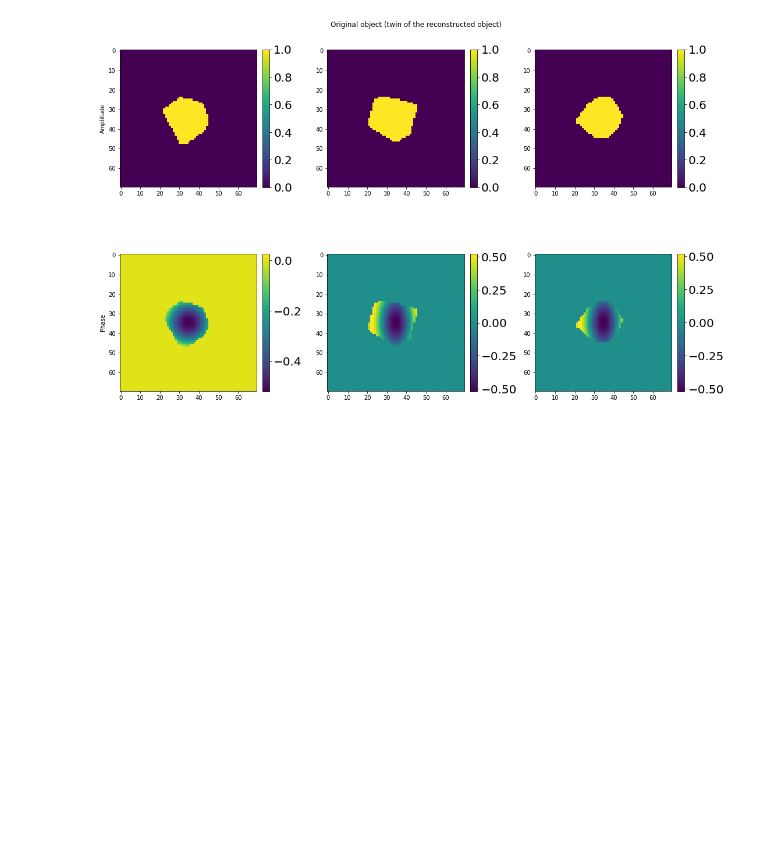
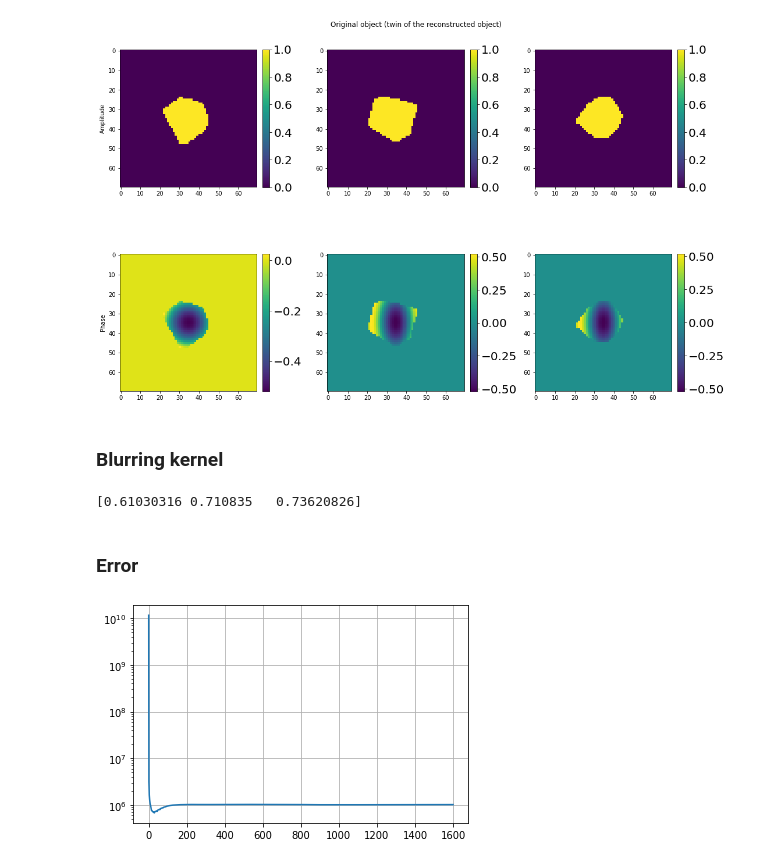
Before and after one commit to siddharth-maddali/Phaser, a Jupyter notebook: partial_coherence.ipynb, the cells around one changed output. Drawn from its saved outputs; the diff is of its cells as text; code cells hidden in the pictures; blank space fills up the shorter version.

```diff
--- a/partial_coherence.ipynb
+++ b/partial_coherence.ipynb
@@ -180,3 +187,18 @@ fig.suptitle( 'Original object (twin of the reconstructed object)' )
 # %% [output]
 Text(0.5, 0.98, 'Original object (twin of the reconstructed object)')
 [figure]
+# %% [markdown]
+### Blurring kernel
+# %%
+el, ev = np.linalg.eig( C )
+print( np.sqrt( el ) ) # compare with the first 3 values in array parms, defined way above
+# %% [output]
+[0.61030316 0.710835   0.73620826]
+# %% [markdown]
+### Error
+# %%
+plt.figure()
+plt.semilogy( solver._error )
+plt.grid()
+# %% [output]
+[figure, added]
```
Also changed, not shown: parts of 9 cells of this notebook, 8 other files.
